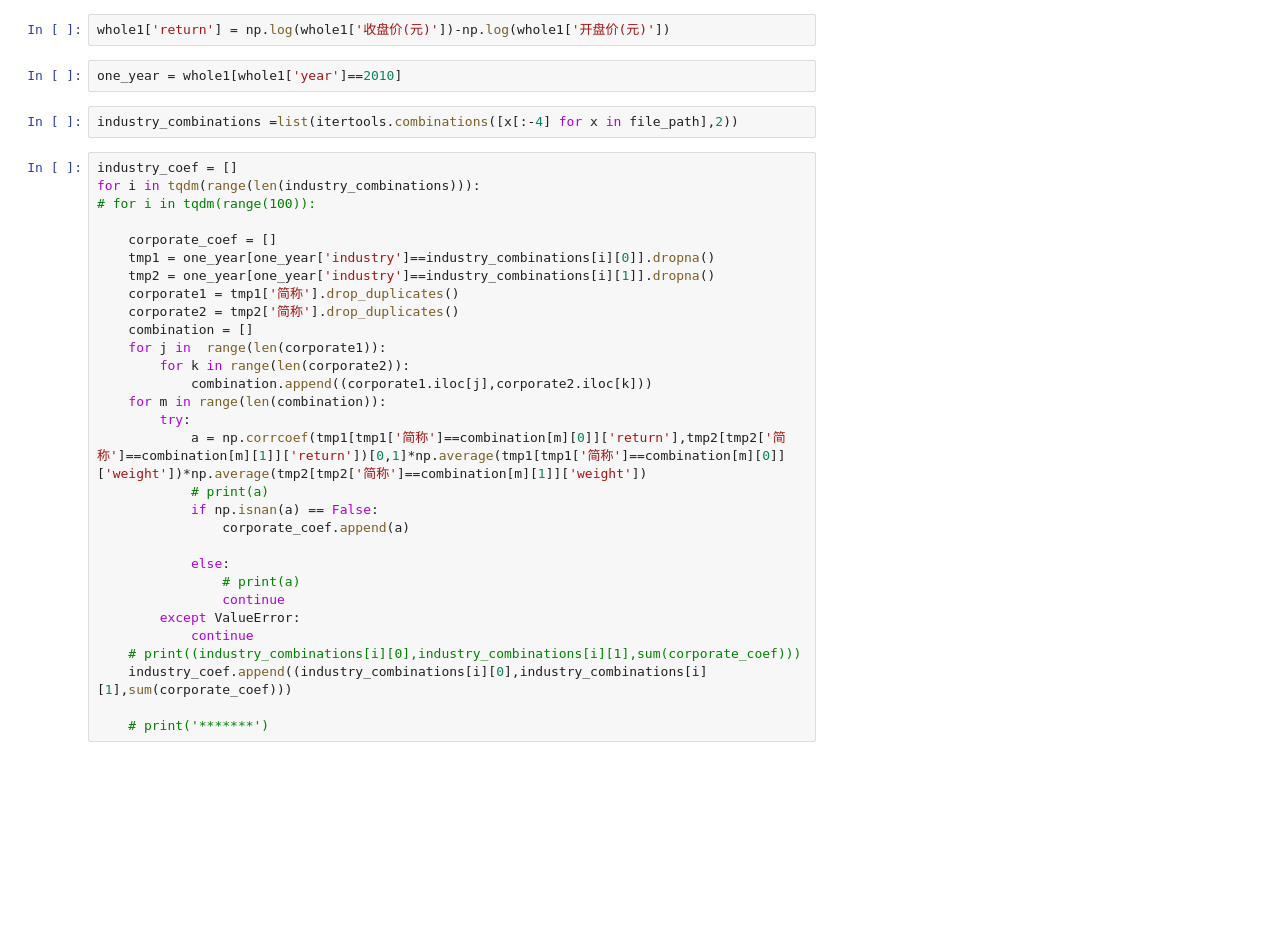
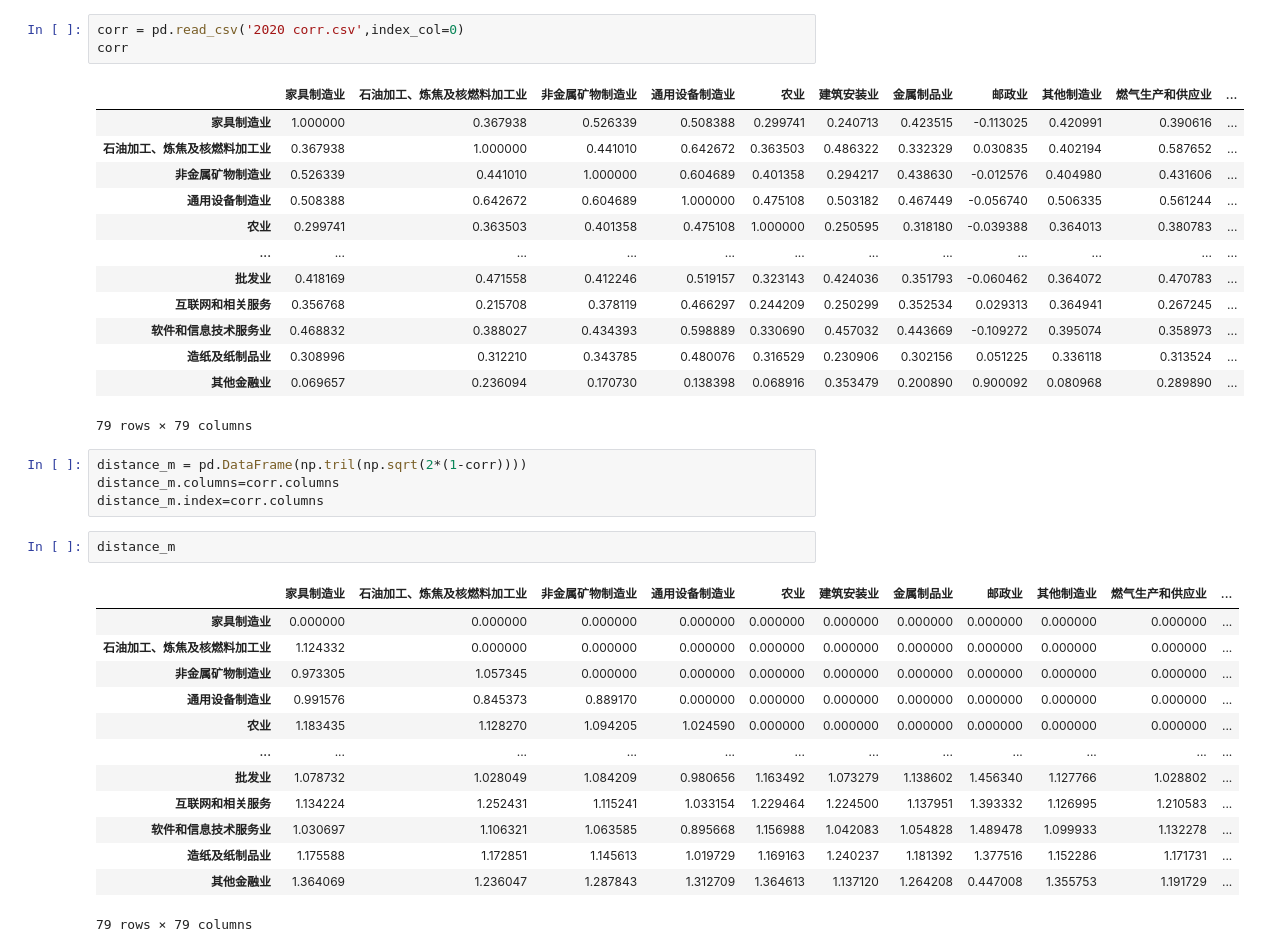
Before and after one commit to Chang-Tong/System-Risk-by-Network-View, a Jupyter notebook: CSRC INDUSTRIES/pmfg_graph.ipynb, the cells around one changed output. Saved outputs shown, nothing was run; the diff lists cells and outputs as text; blank space fills up the shorter version.

```diff
--- a/CSRC INDUSTRIES/pmfg_graph.ipynb
+++ b/CSRC INDUSTRIES/pmfg_graph.ipynb
@@ -37,36 +12,37 @@ whole1 = pd.concat(whole)
-# %%
-whole1['return'] = np.log(whole1['收盘价(元)'])-np.log(whole1['开盘价(元)'])
-# %%
-one_year = whole1[whole1['year']==2010]
-# %%
-industry_combinations =list(itertools.combinations([x[:-4] for x in file_path],2))
-# %%
-industry_coef = []
-for i in tqdm(range(len(industry_combinations))):
-# for i in tqdm(range(100)):
-
-    corporate_coef = []
-    tmp1 = one_year[one_year['industry']==industry_combinations[i][0]].dropna()
-    tmp2 = one_year[one_year['industry']==industry_combinations[i][1]].dropna()
-    corporate1 = tmp1['简称'].drop_duplicates()
-    corporate2 = tmp2['简称'].drop_duplicates()
-    combination = []
-    for j in  range(len(corporate1)):
-        for k in range(len(corporate2)):
-            combination.append((corporate1.iloc[j],corporate2.iloc[k]))
-    for m in range(len(combination)):
-        try:
-            a = np.corrcoef(tmp1[tmp1['简称']==combination[m][0]]['return'],tmp2[tmp2['简称']==combination[m][1]]['return'])[0,1]*np.average(tmp1[tmp1['简称']==combination[m][0]]['weight'])*np.average(tmp2[tmp2['简称']==combination[m][1]]['weight'])
-            # print(a)
-            if np.isnan(a) == False:
-                corporate_coef.append(a)
-
-            else:
-                # print(a)
-                continue
-        except ValueError:
-            continue
-    # print((industry_combinations[i][0],industry_combinations[i][1],sum(corporate_coef)))
-    industry_coef.append((industry_combinations[i][0],industry_combinations[i][1],sum(corporate_coef)))
-
-    # print('*******')
+# %%
+corr = pd.read_csv('2020 corr.csv',index_col=0)
+corr
+# %% [output]
+|  | 家具制造业 | 石油加工、炼焦及核燃料加工业 | 非金属矿物制造业 | 通用设备制造业 | 农业 | 建筑安装业 | 金属制品业 | 邮政业 | 其他制造业 | 燃气生产和供应业 | ... |
+| 家具制造业 | 1.000000 | 0.367938 | 0.526339 | 0.508388 | 0.299741 | 0.240713 | 0.423515 | -0.113025 | 0.420991 | 0.390616 | ... |
+| 石油加工、炼焦及核燃料加工业 | 0.367938 | 1.000000 | 0.441010 | 0.642672 | 0.363503 | 0.486322 | 0.332329 | 0.030835 | 0.402194 | 0.587652 | ... |
+| 非金属矿物制造业 | 0.526339 | 0.441010 | 1.000000 | 0.604689 | 0.401358 | 0.294217 | 0.438630 | -0.012576 | 0.404980 | 0.431606 | ... |
+| 通用设备制造业 | 0.508388 | 0.642672 | 0.604689 | 1.000000 | 0.475108 | 0.503182 | 0.467449 | -0.056740 | 0.506335 | 0.561244 | ... |
+| 农业 | 0.299741 | 0.363503 | 0.401358 | 0.475108 | 1.000000 | 0.250595 | 0.318180 | -0.039388 | 0.364013 | 0.380783 | ... |
+| ... | ... | ... | ... | ... | ... | ... | ... | ... | ... | ... | ... |
+| 批发业 | 0.418169 | 0.471558 | 0.412246 | 0.519157 | 0.323143 | 0.424036 | 0.351793 | -0.060462 | 0.364072 | 0.470783 | ... |
+| 互联网和相关服务 | 0.356768 | 0.215708 | 0.378119 | 0.466297 | 0.244209 | 0.250299 | 0.352534 | 0.029313 | 0.364941 | 0.267245 | ... |
+| 软件和信息技术服务业 | 0.468832 | 0.388027 | 0.434393 | 0.598889 | 0.330690 | 0.457032 | 0.443669 | -0.109272 | 0.395074 | 0.358973 | ... |
+| 造纸及纸制品业 | 0.308996 | 0.312210 | 0.343785 | 0.480076 | 0.316529 | 0.230906 | 0.302156 | 0.051225 | 0.336118 | 0.313524 | ... |
+| 其他金融业 | 0.069657 | 0.236094 | 0.170730 | 0.138398 | 0.068916 | 0.353479 | 0.200890 | 0.900092 | 0.080968 | 0.289890 | ... |
+79 rows × 79 columns
+# %%
+distance_m = pd.DataFrame(np.tril(np.sqrt(2*(1-corr))))
+distance_m.columns=corr.columns
+distance_m.index=corr.columns
+# %%
+distance_m
+# %% [output]
+|  | 家具制造业 | 石油加工、炼焦及核燃料加工业 | 非金属矿物制造业 | 通用设备制造业 | 农业 | 建筑安装业 | 金属制品业 | 邮政业 | 其他制造业 | 燃气生产和供应业 | ... |
+| 家具制造业 | 0.000000 | 0.000000 | 0.000000 | 0.000000 | 0.000000 | 0.000000 | 0.000000 | 0.000000 | 0.000000 | 0.000000 | ... |
+| 石油加工、炼焦及核燃料加工业 | 1.124332 | 0.000000 | 0.000000 | 0.000000 | 0.000000 | 0.000000 | 0.000000 | 0.000000 | 0.000000 | 0.000000 | ... |
+| 非金属矿物制造业 | 0.973305 | 1.057345 | 0.000000 | 0.000000 | 0.000000 | 0.000000 | 0.000000 | 0.000000 | 0.000000 | 0.000000 | ... |
+| 通用设备制造业 | 0.991576 | 0.845373 | 0.889170 | 0.000000 | 0.000000 | 0.000000 | 0.000000 | 0.000000 | 0.000000 | 0.000000 | ... |
+| 农业 | 1.183435 | 1.128270 | 1.094205 | 1.024590 | 0.000000 | 0.000000 | 0.000000 | 0.000000 | 0.000000 | 0.000000 | ... |
+| ... | ... | ... | ... | ... | ... | ... | ... | ... | ... | ... | ... |
+| 批发业 | 1.078732 | 1.028049 | 1.084209 | 0.980656 | 1.163492 | 1.073279 | 1.138602 | 1.456340 | 1.127766 | 1.028802 | ... |
+| 互联网和相关服务 | 1.134224 | 1.252431 | 1.115241 | 1.033154 | 1.229464 | 1.224500 | 1.137951 | 1.393332 | 1.126995 | 1.210583 | ... |
+| 软件和信息技术服务业 | 1.030697 | 1.106321 | 1.063585 | 0.895668 | 1.156988 | 1.042083 | 1.054828 | 1.489478 | 1.099933 | 1.132278 | ... |
+| 造纸及纸制品业 | 1.175588 | 1.172851 | 1.145613 | 1.019729 | 1.169163 | 1.240237 | 1.181392 | 1.377516 | 1.152286 | 1.171731 | ... |
+| 其他金融业 | 1.364069 | 1.236047 | 1.287843 | 1.312709 | 1.364613 | 1.137120 | 1.264208 | 0.447008 | 1.355753 | 1.191729 | ... |
+79 rows × 79 columns
```
Also changed, not shown: parts of 10 cells of this notebook, 11 other files.
